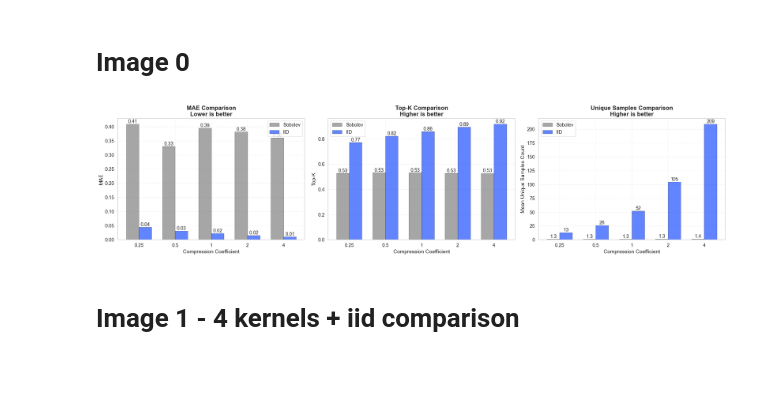
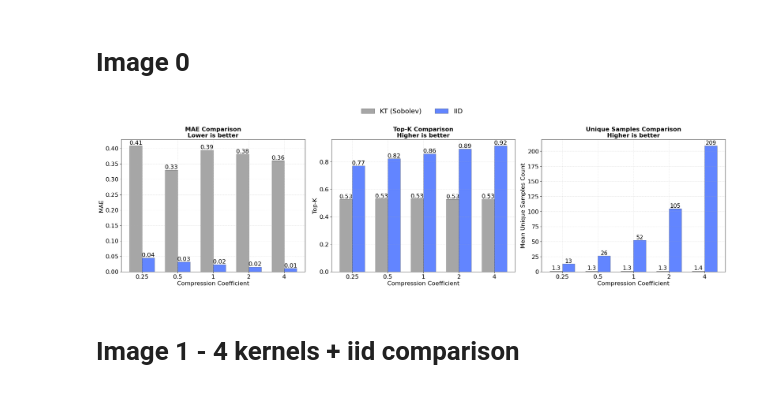
Before and after one commit to kateqwerty001/bsc-compress-then-explain, a Jupyter notebook: visualizations/Figure1-5,12,25.ipynb, the cells around one changed output. Drawn from its saved outputs; the diff is of its cells as text; code cells hidden in the pictures.

Commit message:
sobolev corrected

```diff
--- a/visualizations/Figure1-5,12,25.ipynb
+++ b/visualizations/Figure1-5,12,25.ipynb
@@ -26,6 +26,7 @@ array([1, 2, 3, 5, 4])
 # %% [markdown]
 # Image 0
 # %%
+import os
 import pandas as pd
 import matplotlib.pyplot as plt
 import numpy as np
@@ -55,71 +56,73 @@ plt.rcParams['xtick.labelsize'] = 13
 plt.rcParams['ytick.labelsize'] = 13
 plt.rcParams['legend.fontsize'] = 13
 
-fig, axes = plt.subplots(1, 3, figsize=(24, 6))
+fig, axes = plt.subplots(1, 3, figsize=(24, 7))
 
 x_positions = np.arange(len(coeffs_to_keep))
 bar_width = 0.35
 
 sobolev_color = 'gray'
 iid_color = '#1F51FF'
 
 mae_sobolev = sobolev_agg['mae_mean'].values
 mae_iid = iid_agg['mae_mean'].values
 
-axes[0].bar(x_positions - bar_width/2, mae_sobolev, width=bar_width, color=sobolev_color, alpha=0.7, label='Sobolev', edgecolor='black', linewidth=0.5)
-axes[0].bar(x_positions + bar_width/2, mae_iid, width=bar_width, color=iid_color, alpha=0.7, label='IID', edgecolor='black', linewidth=0.5)
-axes[0].set_title("MAE Comparison\nLower is better", fontsize=16, fontweight='bold')
-axes[0].set_xlabel("Compression Coefficient", fontsize=14)
-axes[0].set_ylabel("MAE", fontsize=14)
-axes[0].set_xticks(x_positions)
-axes[0].set_xticklabels(coeffs_to_keep)
-axes[0].legend(fontsize=13)
-axes[0].grid(True, alpha=0.3)
+rects1 = axes[0].bar(x_positions - bar_width/2, mae_sobolev, width=bar_width, color=sobolev_color, alpha=0.7, label='Sobolev', edgecolor='black', linewidth=0.5)
+rects2 = axes[0].bar(x_positions + bar_width/2, mae_iid, width=bar_width, color=iid_color, alpha=0.7, label='IID', edgecolor='black', linewidth=0.5)
+axes[0].set_title("MAE Comparison\nLower is better", fontweight='bold')
+axes[0].set_ylabel("MAE", fontsize=16)
 
 for i, (val_sob, val_iid) in enumerate(zip(mae_sobolev, mae_iid)):
-    axes[0].text(i - bar_width/2, val_sob, f'{val_sob:.2f}', ha='center', va='bottom', fontsize=13)
-    axes[0].text(i + bar_width/2, val_iid, f'{val_iid:.2f}', ha='center', va='bottom', fontsize=13)
+    axes[0].text(i - bar_width/2, val_sob, f'{val_sob:.2f}', ha='center', va='bottom', fontsize=16)
+    axes[0].text(i + bar_width/2, val_iid, f'{val_iid:.2f}', ha='center', va='bottom', fontsize=16)
 
 topk_sobolev = sobolev_agg['top_k_mean'].values
 topk_iid = iid_agg['top_k_mean'].values
 
-axes[1].bar(x_positions - bar_width/2, topk_sobolev, width=bar_width, color=sobolev_color, alpha=0.7, label='Sobolev', edgecolor='black', linewidth=0.5)
-axes[1].bar(x_positions + bar_width/2, topk_iid, width=bar_width, color=iid_color, alpha=0.7, label='IID', edgecolor='black', linewidth=0.5)
-axes[1].set_title("Top-K Comparison\nHigher is better", fontsize=16, fontweight='bold')
-axes[1].set_xlabel("Compression Coefficient", fontsize=14)
-axes[1].set_ylabel("Top-K", fontsize=14)
-axes[1].set_xticks(x_positions)
-axes[1].set_xticklabels(coeffs_to_keep)
-axes[1].legend(fontsize=13)
-axes[1].grid(True, alpha=0.3)
+axes[1].bar(x_positions - bar_width/2, topk_sobolev, width=bar_width, color=sobolev_color, alpha=0.7, edgecolor='black', linewidth=0.5)
+axes[1].bar(x_positions + bar_width/2, topk_iid, width=bar_width, color=iid_color, alpha=0.7, edgecolor='black', linewidth=0.5)
+axes[1].set_title("Top-K Comparison\nHigher is better", fontweight='bold')
+axes[1].set_ylabel("Top-K", fontsize=16)
 
 for i, (val_sob, val_iid) in enumerate(zip(topk_sobolev, topk_iid)):
-    axes[1].text(i - bar_width/2, val_sob, f'{val_sob:.2f}', ha='center', va='bottom', fontsize=13)
-    axes[1].text(i + bar_width/2, val_iid, f'{val_iid:.2f}', ha='center', va='bottom', fontsize=13)
+    axes[1].text(i - bar_width/2, val_sob, f'{val_sob:.2f}', ha='center', va='bottom', fontsize=16)
+    axes[1].text(i + bar_width/2, val_iid, f'{val_iid:.2f}', ha='center', va='bottom', fontsize=16)
 
 unique_sobolev = sobolev_agg['unique_samples_mean'].values
 unique_iid = iid_agg['unique_samples_mean'].values
 
-axes[2].bar(x_positions - bar_width/2, unique_sobolev, width=bar_width, color=sobolev_color, alpha=0.7, label='Sobolev', edgecolor='black', linewidth=0.5)
-axes[2].bar(x_positions + bar_width/2, unique_iid, width=bar_width, color=iid_color, alpha=0.7, label='IID', edgecolor='black', linewidth=0.5)
-axes[2].set_title("Unique Samples Comparison\nHigher is better", fontsize=16, fontweight='bold')
-axes[2].set_xlabel("Compression Coefficient", fontsize=14)
-axes[2].set_ylabel("Mean Unique Samples Count", fontsize=14)
-axes[2].set_xticks(x_positions)
-axes[2].set_xticklabels(coeffs_to_keep)
-axes[2].legend(fontsize=13)
-axes[2].grid(True, alpha=0.3)
+axes[2].bar(x_positions - bar_width/2, unique_sobolev, width=bar_width, color=sobolev_color, alpha=0.7, edgecolor='black', linewidth=0.5)
+axes[2].bar(x_positions + bar_width/2, unique_iid, width=bar_width, color=iid_color, alpha=0.7, edgecolor='black', linewidth=0.5)
+axes[2].set_title("Unique Samples Comparison\nHigher is better", fontweight='bold')
+axes[2].set_ylabel("Mean Unique Samples Count", fontsize=16)
 
 for i, (val_sob, val_iid) in enumerate(zip(unique_sobolev, unique_iid)):
-    axes[2].text(i - bar_width/2, val_sob, f'{val_sob:.1f}', ha='center', va='bottom', fontsize=13)
-    axes[2].text(i + bar_width/2, val_iid, f'{val_iid:.0f}', ha='center', va='bottom', fontsize=13)
+    axes[2].text(i - bar_width/2, val_sob, f'{val_sob:.1f}', ha='center', va='bottom', fontsize=15)
+    axes[2].text(i + bar_width/2, val_iid, f'{val_iid:.0f}', ha='center', va='bottom', fontsize=15)
+
+for ax in axes:
+    ax.set_xlabel("Compression Coefficient", fontsize=16)
+    ax.set_xticks(x_positions, )
+    ax.set_xticklabels(coeffs_to_keep, fontsize=16)
+
+fig.legend([rects1, rects2], ['KT (Sobolev)', 'IID'],
+           loc='upper center',
+           bbox_to_anchor=(0.5, 1.02),
+           ncol=2,
+           fontsize=18,
+           frameon=False)
+
+for ax in axes:
+    ax.tick_params(axis='y', labelsize=16)
 
 plt.tight_layout()
+plt.subplots_adjust(top=0.82)
+
+os.makedirs("Image0", exist_ok=True)
+fig.savefig("Image0/sobolev_vs_iid_comparison.pdf", format='pdf', bbox_inches='tight', dpi=300)
 plt.show()
-
-fig.savefig("Image0/sobolev_vs_iid_comparison.pdf", format='pdf', bbox_inches='tight', dpi=300)
 # %% [output]
-[figure, old version]
+[figure, new version]
 # %% [markdown]
 # Image 1 - 4 kernels + iid comparison
 # %%
```
Also changed, not shown: parts of 1 cell of this notebook, 1 other file.
